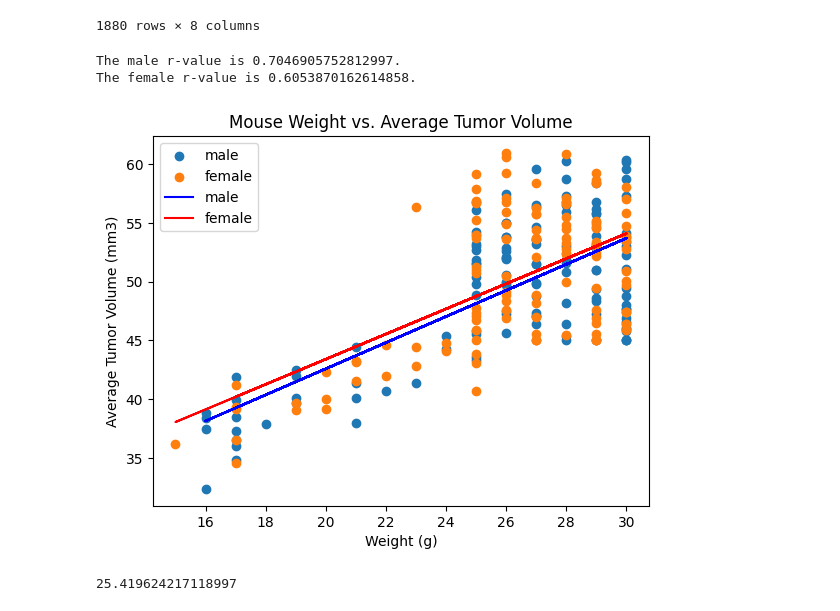
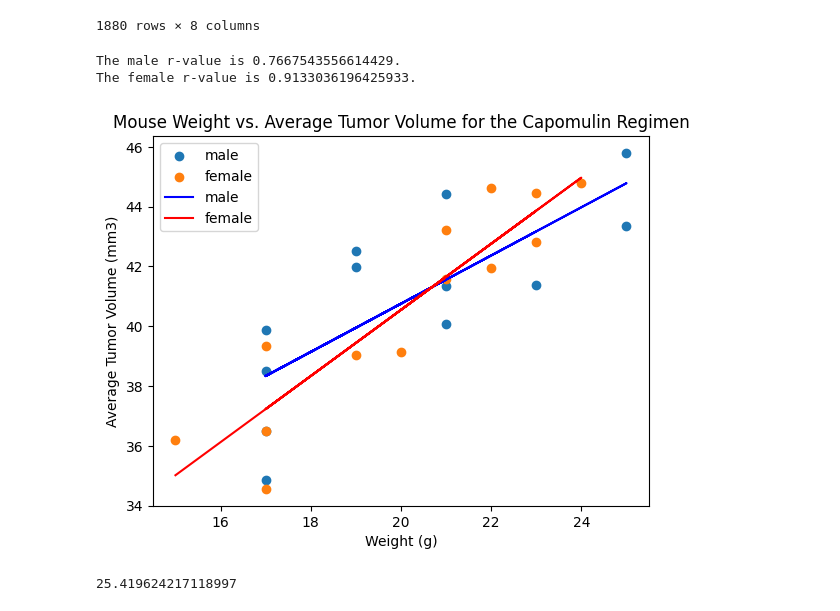
Before and after one commit to a676-code/plotting-challenge, a Jupyter notebook: Pymaceuticals/pymaceuticals.ipynb, the cells around one changed output. Cells and saved outputs as stored; diff of their text form; code cells hidden in the pictures.

```diff
--- a/Pymaceuticals/pymaceuticals.ipynb
+++ b/Pymaceuticals/pymaceuticals.ipynb
@@ -417,8 +417,8 @@ df_cleaned
 1880 rows × 8 columns
 # %%
 # getting male and female subsets
-df_male = df_cleaned.loc[df_cleaned['Sex'] == 'Male']
-df_female = df_cleaned.loc[df_cleaned['Sex'] == 'Female']
+df_male = df_capomulin.loc[df_capomulin['Sex'] == 'Male']
+df_female = df_capomulin.loc[df_capomulin['Sex'] == 'Female']
 
 # grouping by mouse ID
 gb_mouse_id_male = df_male.groupby("Mouse ID")
@@ -432,26 +432,26 @@ female_atv = gb_mouse_id_female.mean()['Tumor Volume (mm3)']
 # %%
 fig = plt.figure()
 ax2 = fig.add_subplot()
 
 (male_slope, male_intercept, male_rvalue, male_pvalue, male_stderr) = st.linregress(male_weight, male_atv)
 (female_slope, female_intercept, female_rvalue, female_pvalue, female_stderr) = st.linregress(female_weight, female_atv)
 male_regress_values = male_slope * male_weight + male_intercept
 female_regress_values = female_slope * female_weight + female_intercept
 print(f"The male r-value is {male_rvalue}.")
 print(f"The female r-value is {female_rvalue}.")
 ax2.scatter(male_weight, male_atv, label='male')
 ax2.scatter(female_weight, female_atv, label="female")
 ax2.plot(male_weight, male_regress_values, "b-", label="male")
 ax2.plot(female_weight, female_regress_values, "r-", label="female")
 plt.legend(loc="best")
 plt.xlabel("Weight (g)")
 plt.ylabel("Average Tumor Volume (mm3)")
-plt.title("Mouse Weight vs. Average Tumor Volume")
+plt.title("Mouse Weight vs. Average Tumor Volume for the Capomulin Regimen")
 plt.show()
 # %% [output]
-The male r-value is 0.7046905752812997.
-The female r-value is 0.6053870162614858.
+The male r-value is 0.7667543556614429.
+The female r-value is 0.9133036196425933.
-[figure, old version]
+[figure, new version]
 # %%
 # FutureWarning: Dropping of nuisance columns in DataFrame reductions (with 'numeric_only=None') is deprecated; in a future version this will raise TypeError.  Select only valid columns before calling the reduction.
 average_male_weight = df_male.mean(numeric_only=True)['Weight (g)']
```
Also changed, not shown: parts of 3 cells of this notebook.
